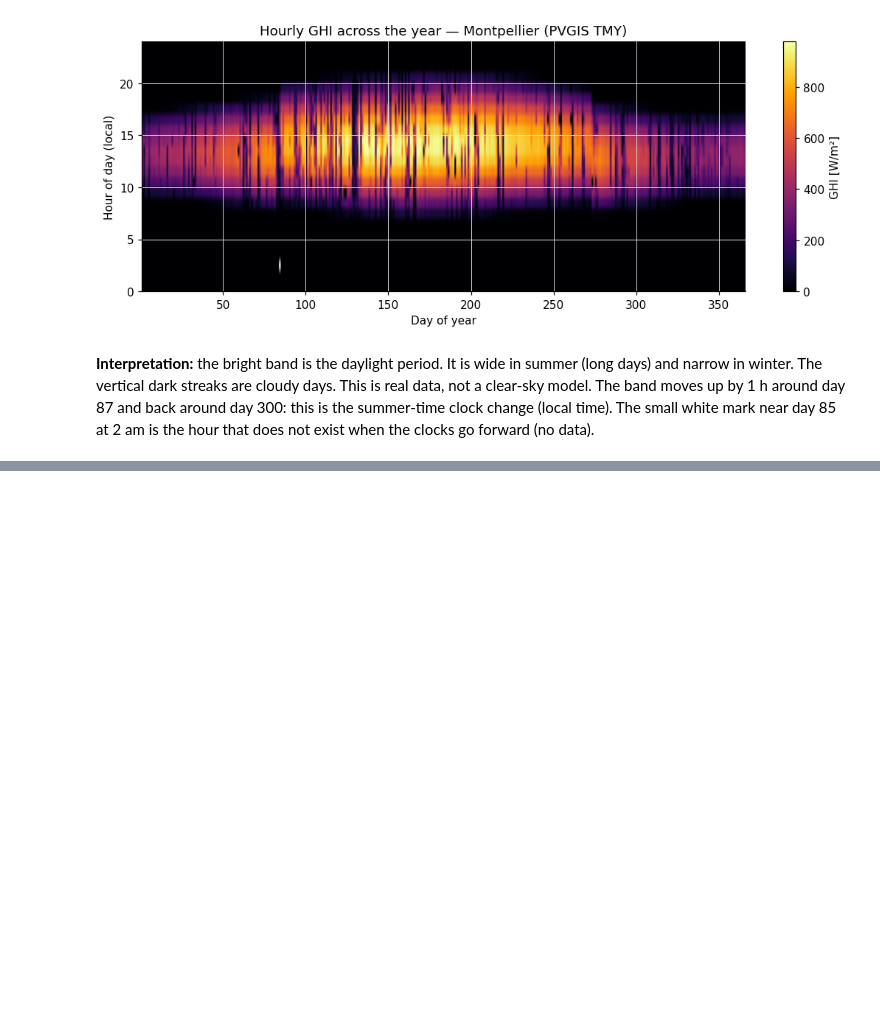
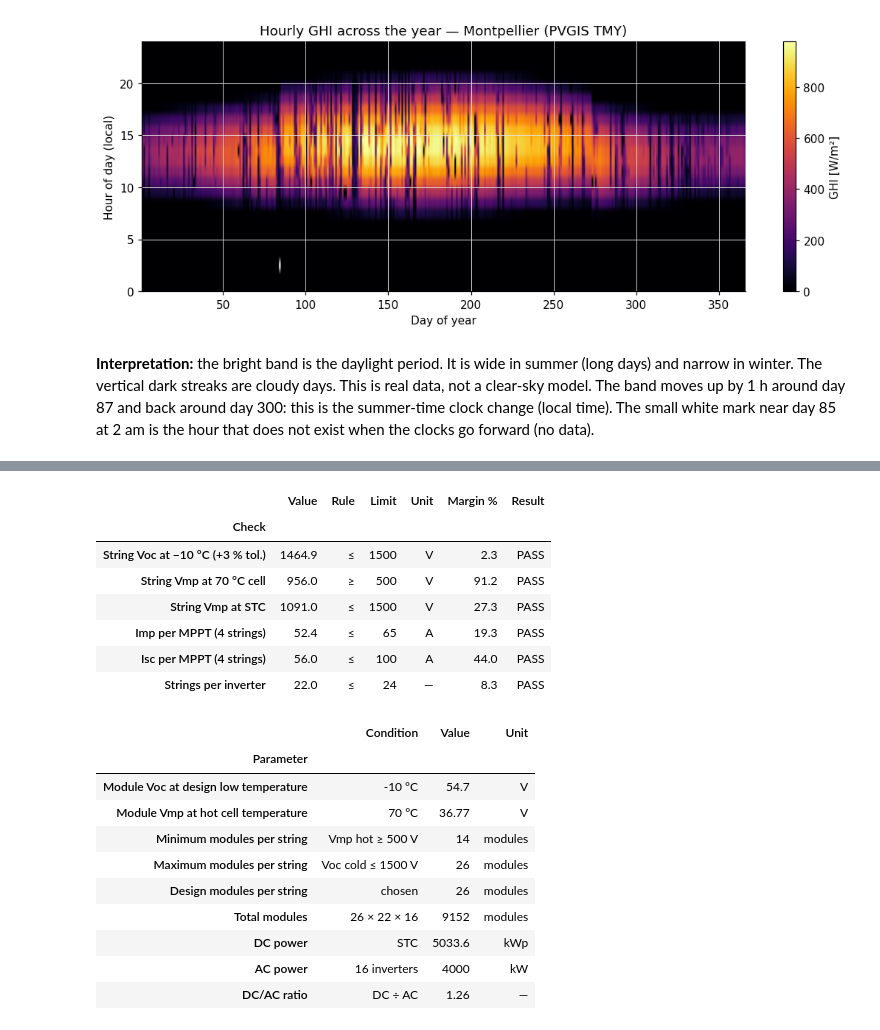
Before and after one commit to maduakordavid01-ui/solar-pv-python, a Jupyter notebook: 01_my_pv_simulation.ipynb, the cells around one changed output, grey strips where cells are left out. Drawn from its saved outputs; the diff is of its cells as text; code cells hidden in the pictures; blank space fills up the shorter version.

Commit message:
Section 2: string sizing

```diff
--- a/01_my_pv_simulation.ipynb
+++ b/01_my_pv_simulation.ipynb
@@ -130,0 +160,74 @@ The small white mark near day 85 at 2 am is the hour that does not exist when th
+# %%
+# ── A: datasheet values ──────────────────────────────────────────
+module = dict(pmax=550, voc=49.90, vmp=41.96, isc=14.00, imp=13.11,
+              beta_voc=-0.275/100, voc_tol=0.03)                 # JA Solar JAM72S30-550/MR
+inverter = dict(pac=250_000, vdc_max=1500, mppt_min=500, mppt_max=1500,
+                n_mppt=6, inputs_per_mppt=4, imax_mppt=65, isc_max_mppt=100)  # Sungrow SG250HX-20
+design = dict(mods_per_string=26, strings_per_inv=22, n_inv=16)
+
+# ── B: temperature correction ────────────────────────────────────
+T_MIN, T_HOT = -10, 70      # °C: design low temperature and hot cell temperature
+voc_cold = module["voc"] * (1 + module["beta_voc"] * (T_MIN - 25))
+vmp_hot  = module["vmp"] * (1 + module["beta_voc"] * (T_HOT - 25))
+
+# ── C: design checks against the inverter limits ─────────────────
+n   = design["mods_per_string"]
+spm = int(np.ceil(design["strings_per_inv"] / inverter["n_mppt"]))   # strings per MPPT = 4
+
+checks = pd.DataFrame([
+    ["String Voc at −10 °C (+3 % tol.)", n*voc_cold*(1+module["voc_tol"]), "≤", inverter["vdc_max"],      "V"],
+    ["String Vmp at 70 °C cell",         n*vmp_hot,                        "≥", inverter["mppt_min"],     "V"],
+    ["String Vmp at STC",                n*module["vmp"],                  "≤", inverter["mppt_max"],     "V"],
+    ["Imp per MPPT (4 strings)",         spm*module["imp"],                "≤", inverter["imax_mppt"],    "A"],
+    ["Isc per MPPT (4 strings)",         spm*module["isc"],                "≤", inverter["isc_max_mppt"], "A"],
+    ["Strings per inverter",             design["strings_per_inv"],        "≤", inverter["n_mppt"]*inverter["inputs_per_mppt"], "—"],
+], columns=["Check", "Value", "Rule", "Limit", "Unit"])
+
+ok = np.where(checks.Rule == "≤", checks.Value <= checks.Limit, checks.Value >= checks.Limit)
+checks["Margin %"] = (100 * abs(checks.Limit - checks.Value) / checks.Limit).round(1)
+checks["Result"]   = np.where(ok, "PASS", "FAIL")
+checks["Value"]    = checks["Value"].round(1)
+
+# ── D: allowed string length and plant size ──────────────────────
+max_mods  = int(inverter["vdc_max"] // (voc_cold * (1 + module["voc_tol"])))
+min_mods  = int(np.ceil(inverter["mppt_min"] / vmp_hot))
+n_modules = n * design["strings_per_inv"] * design["n_inv"]
+P_DC = n_modules * module["pmax"] / 1000      # kWp
+P_AC = design["n_inv"] * inverter["pac"] / 1000   # kW
+
+summary = pd.DataFrame([
+    ["Module Voc at design low temperature", f"{T_MIN} °C",        round(voc_cold, 2),   "V"],
+    ["Module Vmp at hot cell temperature",   f"{T_HOT} °C",        round(vmp_hot, 2),    "V"],
+    ["Minimum modules per string",           "Vmp hot ≥ 500 V",    min_mods,             "modules"],
+    ["Maximum modules per string",           "Voc cold ≤ 1500 V",  max_mods,             "modules"],
+    ["Design modules per string",            "chosen",             n,                    "modules"],
+    ["Total modules",                        "26 × 22 × 16",       n_modules,            "modules"],
+    ["DC power",                             "STC",                round(P_DC, 1),       "kWp"],
+    ["AC power",                             "16 inverters",       round(P_AC, 0),       "kW"],
+    ["DC/AC ratio",                          "DC ÷ AC",            round(P_DC/P_AC, 2),  "—"],
+], columns=["Parameter", "Condition", "Value", "Unit"])
+
+# ── Show both tables ─────────────────────────────────────────────
+summary["Value"] = summary["Value"].map(lambda v: f"{v:g}")   # 14, 9152, 54.7, 1.26
+display(checks.set_index("Check"))
+display(summary.set_index("Parameter"))
+# %% [output]
+|  | Value | Rule | Limit | Unit | Margin % | Result |
+| Check |  |  |  |  |  |  |
+| String Voc at −10 °C (+3 % tol.) | 1464.9 | ≤ | 1500 | V | 2.3 | PASS |
+| String Vmp at 70 °C cell | 956.0 | ≥ | 500 | V | 91.2 | PASS |
+| String Vmp at STC | 1091.0 | ≤ | 1500 | V | 27.3 | PASS |
+| Imp per MPPT (4 strings) | 52.4 | ≤ | 65 | A | 19.3 | PASS |
+| Isc per MPPT (4 strings) | 56.0 | ≤ | 100 | A | 44.0 | PASS |
+| Strings per inverter | 22.0 | ≤ | 24 | — | 8.3 | PASS |
+|  | Condition | Value | Unit |
+| Parameter |  |  |  |
+| Module Voc at design low temperature | -10 °C | 54.7 | V |
+| Module Vmp at hot cell temperature | 70 °C | 36.77 | V |
+| Minimum modules per string | Vmp hot ≥ 500 V | 14 | modules |
+| Maximum modules per string | Voc cold ≤ 1500 V | 26 | modules |
+| Design modules per string | chosen | 26 | modules |
+| Total modules | 26 × 22 × 16 | 9152 | modules |
+| DC power | STC | 5033.6 | kWp |
+| AC power | 16 inverters | 4000 | kW |
+| DC/AC ratio | DC ÷ AC | 1.26 | — |
```
Also changed, not shown: parts of 3 cells of this notebook.
